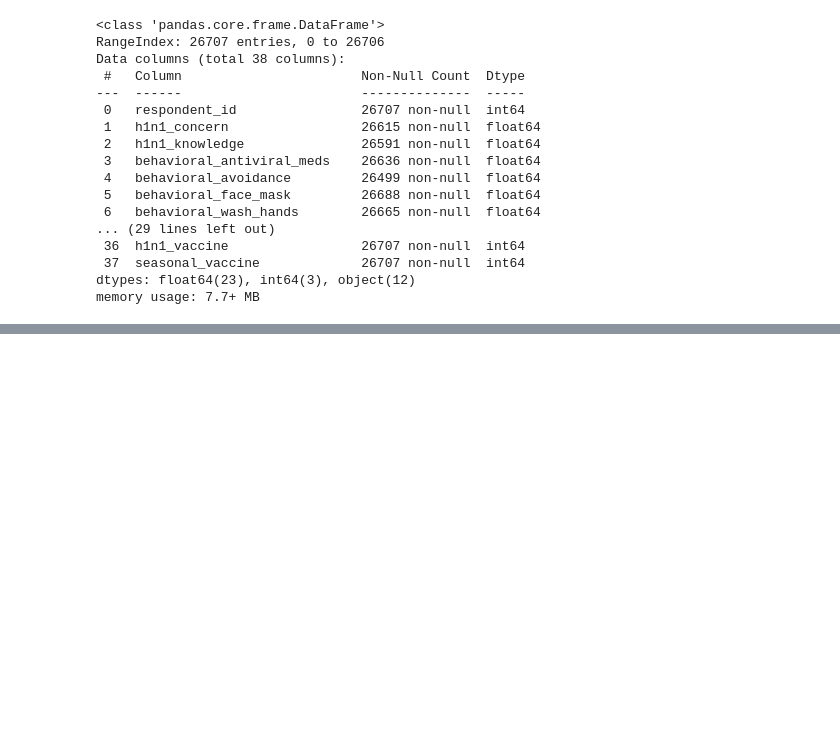
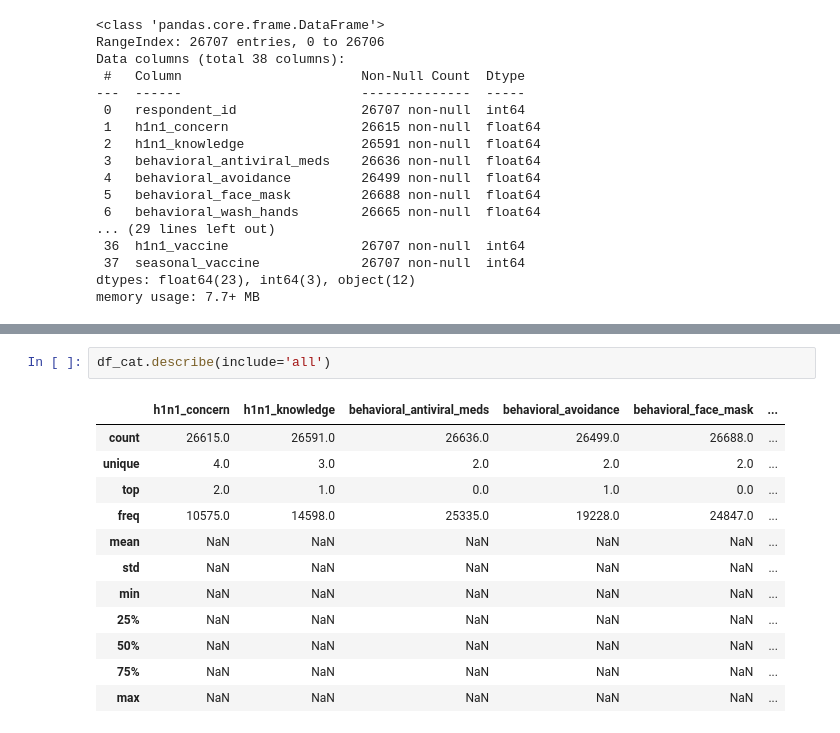
Before and after one commit to acmarkes/Flu-Vaccine---Driven-Data, a Jupyter notebook: exploration.ipynb, the cells around one changed output, grey strips where cells are left out. Drawn from its saved outputs; the diff is of its cells as text; blank space fills up the shorter version.

```diff
--- a/exploration.ipynb
+++ b/exploration.ipynb
@@ -60 +136,16 @@ df.describe()
+# %%
+df_cat.describe(include='all')
+# %% [output]
+|  | h1n1_concern | h1n1_knowledge | behavioral_antiviral_meds | behavioral_avoidance | behavioral_face_mask | ... |
+| count | 26615.0 | 26591.0 | 26636.0 | 26499.0 | 26688.0 | ... |
+| unique | 4.0 | 3.0 | 2.0 | 2.0 | 2.0 | ... |
+| top | 2.0 | 1.0 | 0.0 | 1.0 | 0.0 | ... |
+| freq | 10575.0 | 14598.0 | 25335.0 | 19228.0 | 24847.0 | ... |
+| mean | NaN | NaN | NaN | NaN | NaN | ... |
+| std | NaN | NaN | NaN | NaN | NaN | ... |
+| min | NaN | NaN | NaN | NaN | NaN | ... |
+| 25% | NaN | NaN | NaN | NaN | NaN | ... |
+| 50% | NaN | NaN | NaN | NaN | NaN | ... |
+| 75% | NaN | NaN | NaN | NaN | NaN | ... |
+| max | NaN | NaN | NaN | NaN | NaN | ... |
 # %%
```
Also changed, not shown: parts of 20 cells of this notebook, 1 other file.
